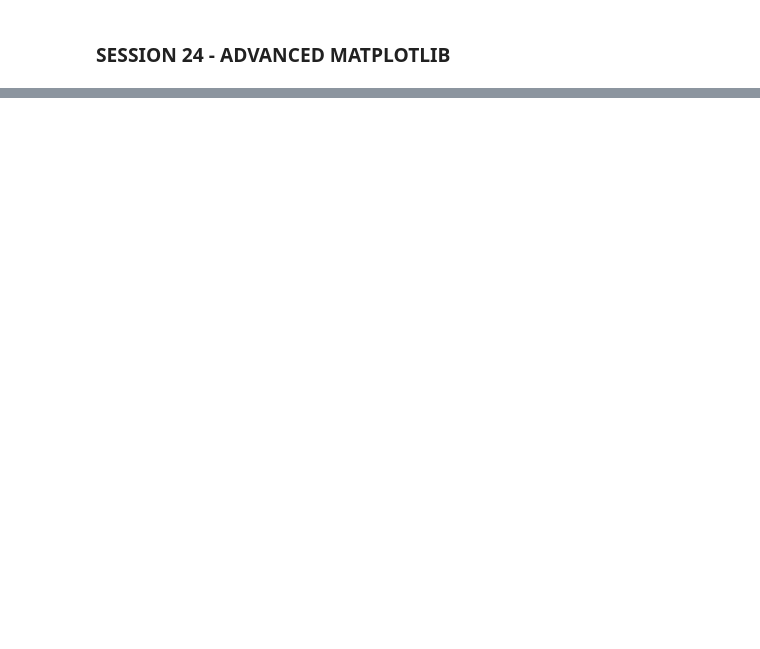
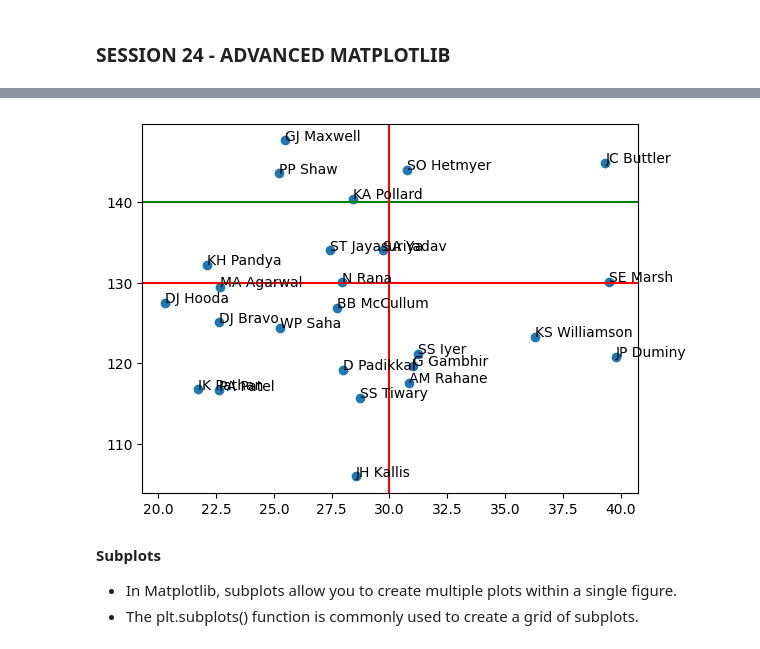
Before and after one commit to akashpagi/MATPLOTLIB-PLOTTING-LIBRARY-FOR-DATA-SCIECNE, a Jupyter notebook: SESSION 24 - ADVANCED MATPLOTLIB.ipynb, the cells around one changed output, grey strips where cells are left out. Saved outputs shown, nothing was run; the diff lists cells and outputs as text; code cells hidden in the pictures; blank space fills up the shorter version.

```diff
--- a/SESSION 24 - ADVANCED MATPLOTLIB.ipynb
+++ b/SESSION 24 - ADVANCED MATPLOTLIB.ipynb
@@ -6,0 +136,16 @@ import matplotlib.pyplot as plt
+# %%
+#  Foucus those batsman where strike rate is above 130
+plt.scatter(sample_df['avg'], sample_df['strike_rate'])
+plt.axhline(130, color='red')
+plt.axhline(140, color='g')
+plt.axvline(30, color='red')
+for i in range(sample_df.shape[0]):
+    plt.text(sample_df['avg'].values[i],
+             sample_df['strike_rate'].values[i],
+             sample_df['batter'].values[i])
+# %% [output]
+[figure, added]
+# %% [markdown]
+**Subplots**
+- In Matplotlib, subplots allow you to create multiple plots within a single figure.
+- The plt.subplots() function is commonly used to create a grid of subplots.
```
Also changed, not shown: parts of 28 cells of this notebook.
